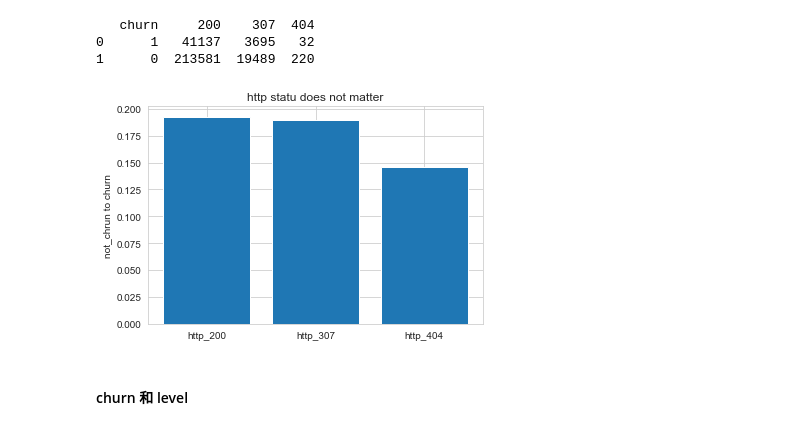
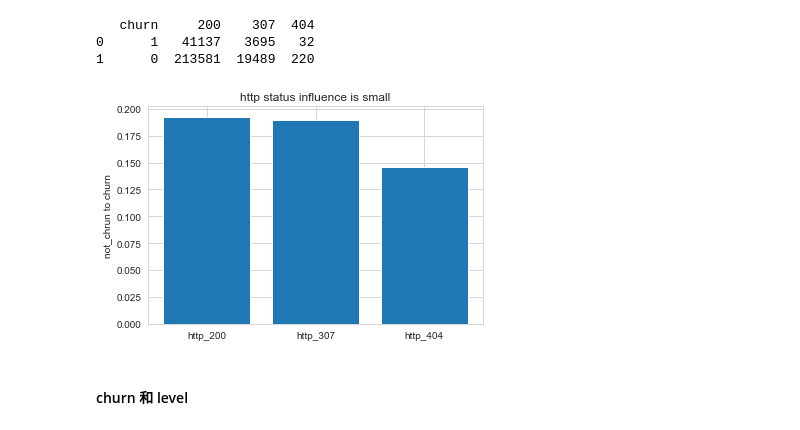
Before and after one commit to hanyang7427/Sparkify, a Jupyter notebook: Sparkify-zh.ipynb, the cells around one changed output. Drawn from its saved outputs; the diff is of its cells as text; code cells hidden in the pictures.

```diff
--- a/Sparkify-zh.ipynb
+++ b/Sparkify-zh.ipynb
@@ -471,9 +631,9 @@ status_churn_numbers.loc[2,:] = status_churn_numbers.loc[0,:] / status_churn_num
 # %%
 plt.bar(['http_200','http_307','http_404'], status_churn_numbers.loc[2:].iloc[0,[1,2,3]]);
 plt.ylabel('not_chrun to churn');
-plt.title('http status does not matter');
+plt.title('http status influence is small');
 # %% [output]
-[figure, old version]
+[figure, new version]
 # %% [markdown]
 #### churn 和 level
 # %%
```
Also changed, not shown: parts of 63 cells of this notebook, 2 other files.
